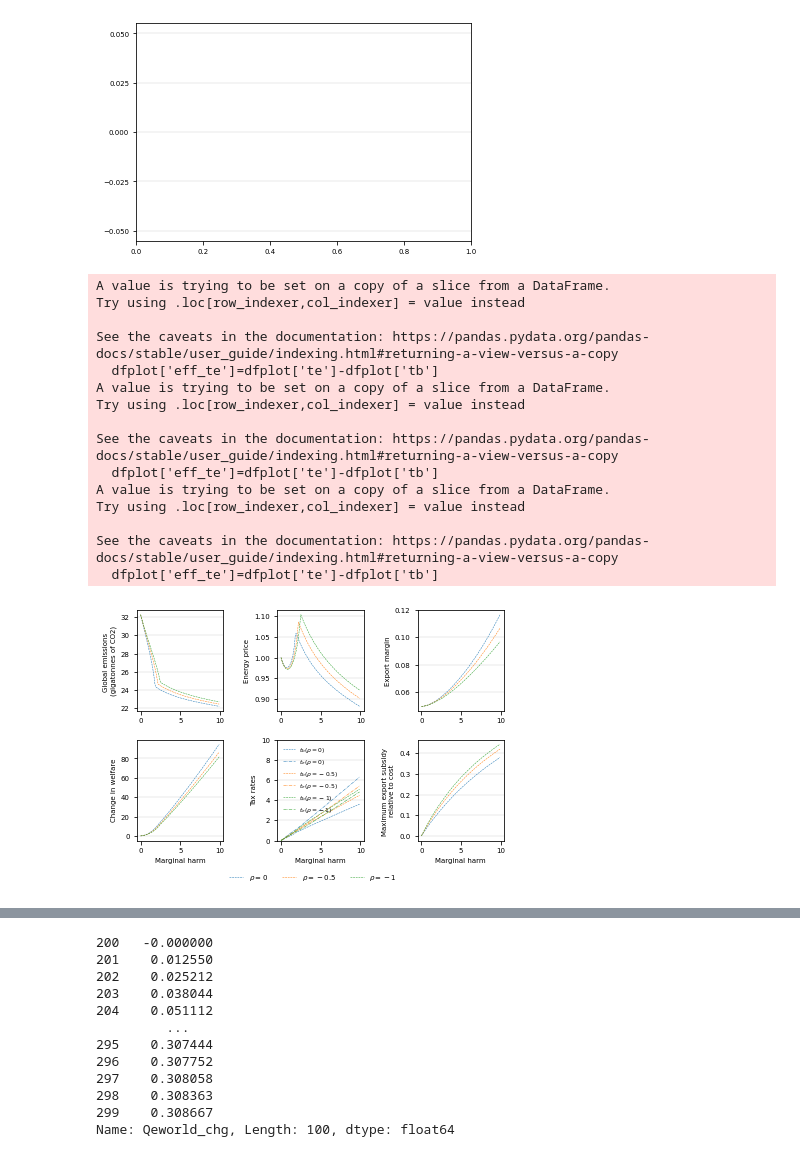
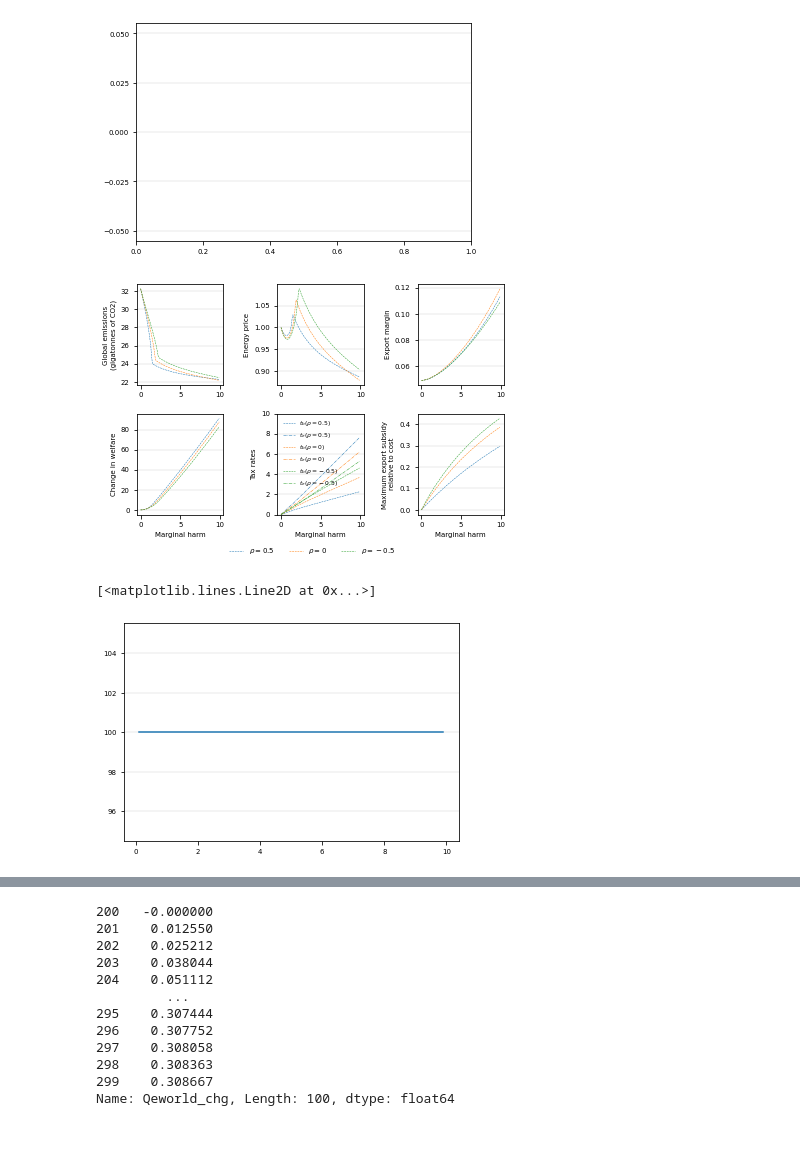
Before and after one commit to VoliCrank/Optimal-Unilateral-Carbon-Policy, a Jupyter notebook: Data/codes/plots_ces.ipynb, the cells around one changed output, grey strips where cells are left out. Cells and saved outputs as stored; diff of their text form; code cells hidden in the pictures.

```diff
--- a/Data/codes/plots_ces.ipynb
+++ b/Data/codes/plots_ces.ipynb
@@ -54,36 +54,21 @@ def plot_fig2(fig, lodf):
     return handles
 # %%
 fig, ((ax1, ax2, ax3), (ax4, ax5, ax6)) = plt.subplots(2, 3)
-lorho = [0,-0.5,-1]
+lorho = [0.5,0,-0.5]
 labels = [r"$\rho = {0}$".format(x) for x in lorho]
 labels2 = []
 for rho in lorho:
     labels2.append(r"$t_b (\rho = {0})$".format(rho))
     labels2.append(r"$t_e (\rho = {0})$".format(rho))
 labels2
 
 handles = plot_fig2(fig, [df1, df2,df3])
 ax4.legend(handles = handles , labels=labels,
                 loc='upper left', bbox_to_anchor=(1, -0.25),fancybox=True, shadow=False, ncol=4, frameon=False)
 
 ax5.legend((labels2),fontsize=6, loc='upper left',
             shadow=False, frameon=False)
-plt.savefig(plot_root + '/ces/fig2.pdf', format='pdf', bbox_inches = 'tight')
+plt.savefig(plot_root + '/sig0/fig2.pdf', format='pdf', bbox_inches = 'tight')
 # %% [output]
-A value is trying to be set on a copy of a slice from a DataFrame.
-Try using .loc[row_indexer,col_indexer] = value instead
-
-See the caveats in the documentation: https://pandas.pydata.org/pandas-docs/stable/user_guide/indexing.html#returning-a-view-versus-a-copy
-  dfplot['eff_te']=dfplot['te']-dfplot['tb']
-A value is trying to be set on a copy of a slice from a DataFrame.
-Try using .loc[row_indexer,col_indexer] = value instead
-
-See the caveats in the documentation: https://pandas.pydata.org/pandas-docs/stable/user_guide/indexing.html#returning-a-view-versus-a-copy
-  dfplot['eff_te']=dfplot['te']-dfplot['tb']
-A value is trying to be set on a copy of a slice from a DataFrame.
-Try using .loc[row_indexer,col_indexer] = value instead
-
-See the caveats in the documentation: https://pandas.pydata.org/pandas-docs/stable/user_guide/indexing.html#returning-a-view-versus-a-copy
-  dfplot['eff_te']=dfplot['te']-dfplot['tb']
-[figure, old version]
+[figure, new version]
 # %%
@@ -172,4 +155,16 @@ def plot_tax(fig, lodf, xlow = -35, xhigh = 0, ylow = 0, yhigh = 40, varphi = 20
         l7, = ax.plot(df_plot[x],df_plot[y],linestyle='solid', label = 'unilateral optimal')
         dot=df_plot[df_plot['varphi']==2] #puretp
         ax.plot(dot[x],dot[y], marker='x', markersize=3, color='red')
+# %%
+x = 'varphi'
+y = 'ratio'
+df_opt = df1[(df1['tax_sce']=='Unilateral') & (df1['region_scenario']==3)]
+df_opt['Qeworld_chg']=-(df_opt['Qeworld_prime']-df_opt['Qeworld_prime'].iat[0]) / df_opt['Qeworld_prime'].iat[0]
+df_plot=df1[(df1['tax_sce']=='Unilateral') & (df1['region_scenario']==3)]
+df_plot['Qeworld_chg']=-(df_plot['Qeworld_prime']-df_plot['Qeworld_prime'].iat[0]) / df_plot['Qeworld_prime'].iat[0] * 100
+df_plot['ratio'] = np.array(df_plot['Qeworld_chg']) / np.array(df_opt['Qeworld_chg'])
+plt.plot(df_plot[x],df_plot[y],linestyle='solid', label = 'unilateral optimal')
+# %% [output]
+[<matplotlib.lines.Line2D at 0x...>]
+[figure, added]
 # %%
```
Also changed, not shown: parts of 7 cells of this notebook, 13 other files.
